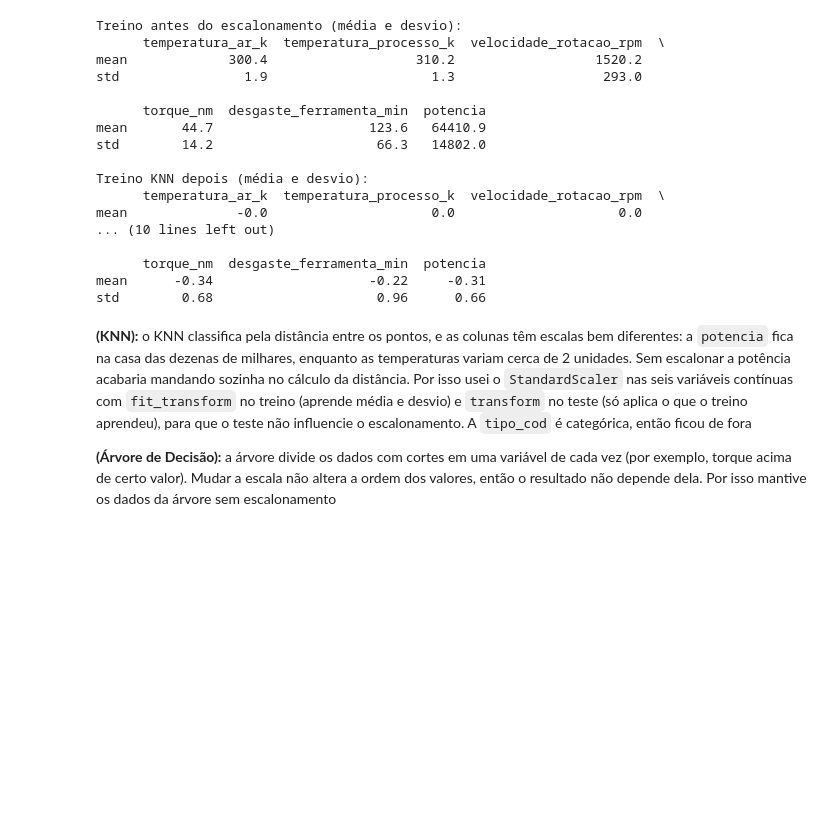
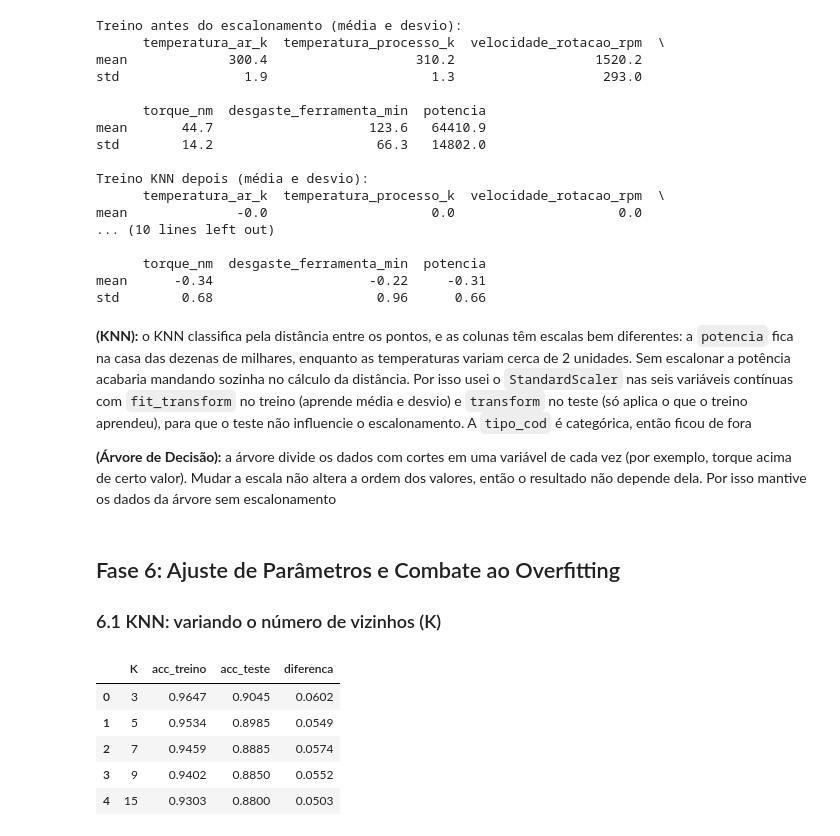
Before and after one commit to arthursphilippi-coder/manutencao-preditiva-ml, a Jupyter notebook: projeto_manutencao_preditiva.ipynb, the cells around one changed output. Cells and saved outputs as stored; diff of their text form; code cells hidden in the pictures; blank space fills up the shorter version.

```diff
--- a/projeto_manutencao_preditiva.ipynb
+++ b/projeto_manutencao_preditiva.ipynb
@@ -503,3 +503,35 @@ std        0.68                     0.96      0.66
 **(KNN):** o KNN classifica pela distância entre os pontos, e as colunas têm escalas bem diferentes: a `potencia` fica na casa das dezenas de milhares, enquanto as temperaturas variam cerca de 2 unidades. Sem escalonar a potência acabaria mandando sozinha no cálculo da distância. Por isso usei o `StandardScaler` nas seis variáveis contínuas com `fit_transform` no treino (aprende média e desvio) e `transform` no teste (só aplica o que o treino aprendeu), para que o teste não influencie o escalonamento. A `tipo_cod` é categórica, então ficou de fora
 
 **(Árvore de Decisão):** a árvore divide os dados com cortes em uma variável de cada vez (por exemplo, torque acima de certo valor). Mudar a escala não altera a ordem dos valores, então o resultado não depende dela. Por isso mantive os dados da árvore sem escalonamento
+# %% [markdown]
+## Fase 6: Ajuste de Parâmetros e Combate ao Overfitting
+
+### 6.1 KNN: variando o número de vizinhos (K)
+# %%
+from sklearn.neighbors import KNeighborsClassifier
+from sklearn.metrics import accuracy_score
+
+valores_k = [3, 5, 7, 9, 15]
+resultados_knn = []
+
+for k in valores_k:
+    modelo = KNeighborsClassifier(n_neighbors=k)
+    modelo.fit(X_train_knn, y_train_smo)
+    acc_treino = accuracy_score(y_train_smo, modelo.predict(X_train_knn))
+    acc_teste = accuracy_score(y_test, modelo.predict(X_test_knn))
+    resultados_knn.append({
+        "K": k,
+        "acc_treino": acc_treino,
+        "acc_teste": acc_teste,
+        "diferenca": acc_treino - acc_teste,
+    })
+
+tabela_knn = pd.DataFrame(resultados_knn).round(4)
+tabela_knn
+# %% [output]
+|  | K | acc_treino | acc_teste | diferenca |
+| 0 | 3 | 0.9647 | 0.9045 | 0.0602 |
+| 1 | 5 | 0.9534 | 0.8985 | 0.0549 |
+| 2 | 7 | 0.9459 | 0.8885 | 0.0574 |
+| 3 | 9 | 0.9402 | 0.8850 | 0.0552 |
+| 4 | 15 | 0.9303 | 0.8800 | 0.0503 |
```
Also changed, not shown: parts of 5 cells of this notebook.
